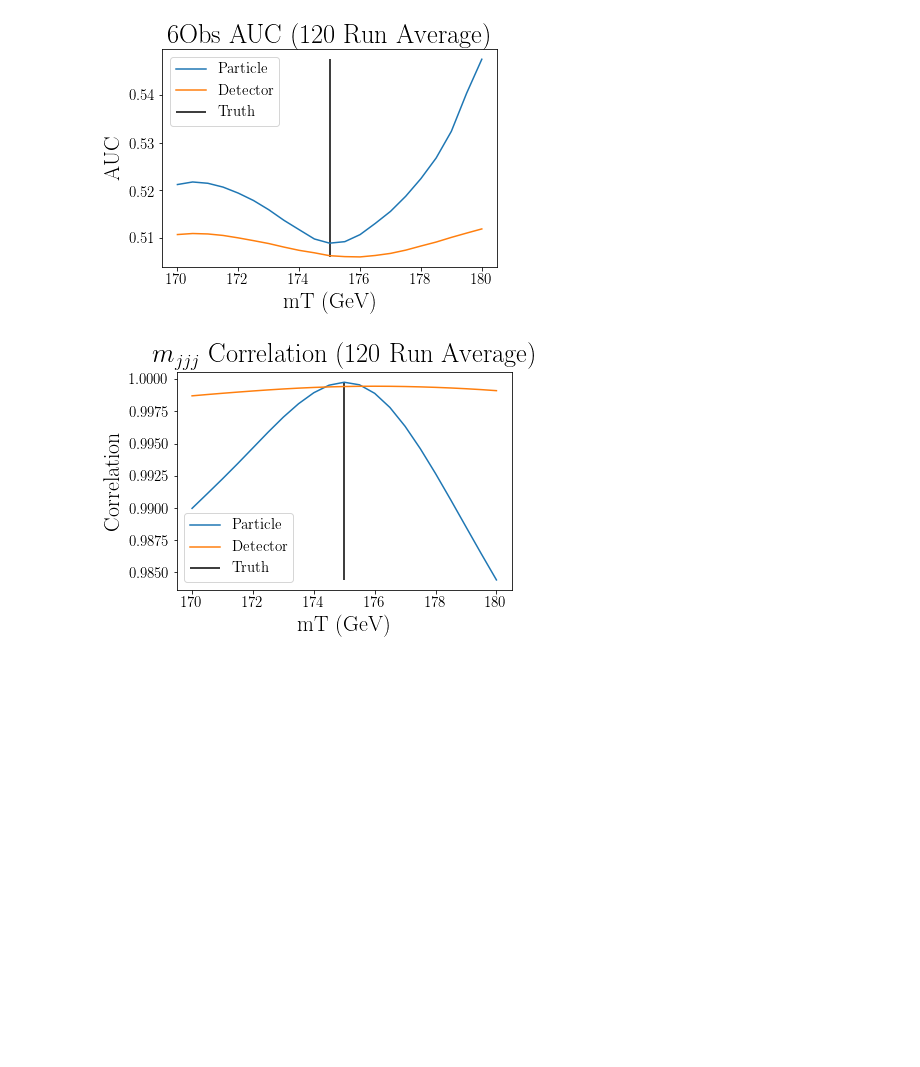
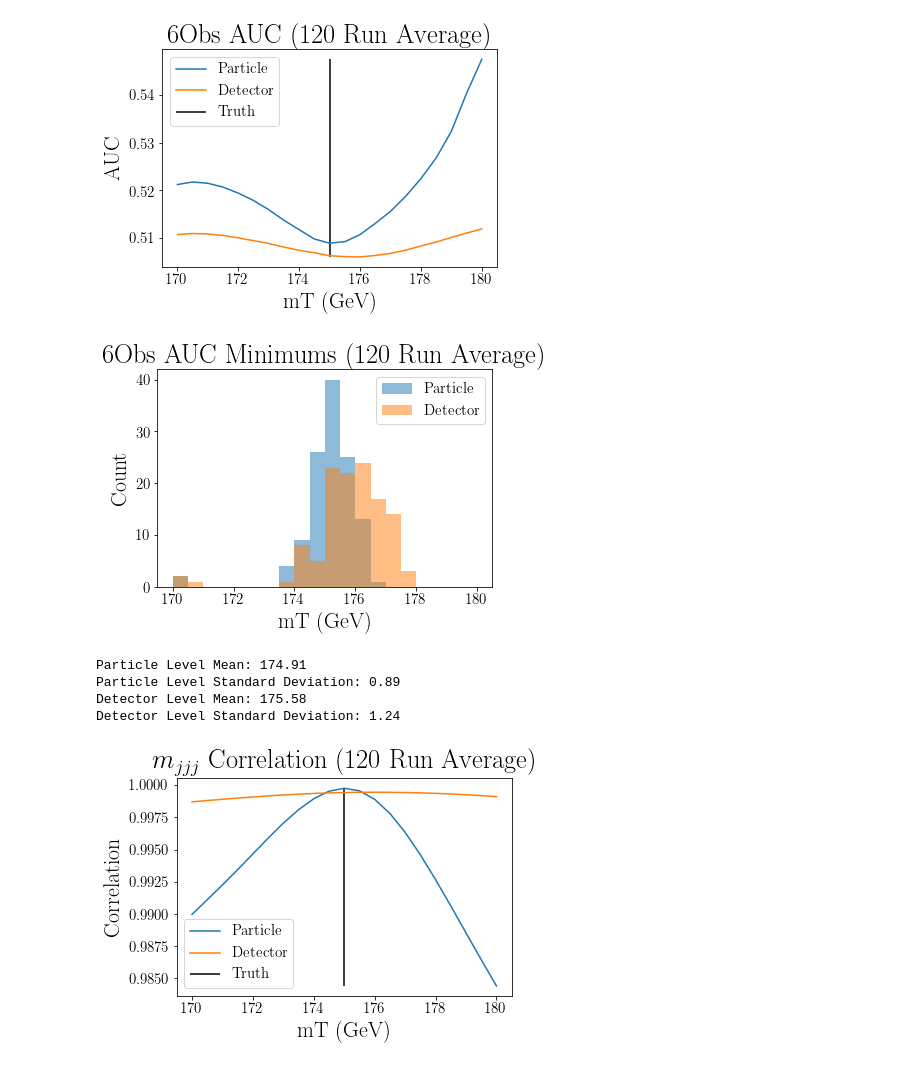
Before and after one commit to hep-lbdl/SRGN, a Jupyter notebook: TopQuarkFitting/DCTR_1D_mT-EnsembleDataProcessing.ipynb, the cells around one changed output. Saved outputs shown, nothing was run; the diff lists cells and outputs as text; code cells hidden in the pictures; blank space fills up the shorter version.

```diff
--- a/TopQuarkFitting/DCTR_1D_mT-EnsembleDataProcessing.ipynb
+++ b/TopQuarkFitting/DCTR_1D_mT-EnsembleDataProcessing.ipynb
@@ -271,6 +335,29 @@ plt.legend()
 plt.show()
 # %% [output]
 [figure]
+# %%
+bins = np.linspace(170, 180, 21)
+plt.title("6Obs AUC Minimums (120 Run Average)")
+
+plt.hist(thetas[AUC_6Obs_part_min], bins = bins, alpha = 0.5, label='Particle')
+plt.hist(thetas[AUC_6Obs_det_min], bins = bins, alpha = 0.5, label='Detector')
+plt.xlabel("mT (GeV)")
+plt.ylabel("Count")
+
+plt.legend()
+plt.show()
+
+print("Particle Level Mean: {:.2f}".format(np.mean(thetas[AUC_6Obs_part_min])))#, np.mean(thetas[AUC_6Obs_part_min]))
+print("Particle Level Standard Deviation: {:.2f}".format(np.std(thetas[AUC_6Obs_part_min])))
+
+print("Detector Level Mean: {:.2f}".format(np.mean(thetas[AUC_6Obs_det_min])))
+print("Detector Level Standard Deviation: {:.2f}".format(np.std(thetas[AUC_6Obs_det_min])))
+# %% [output]
+[figure, added]
+Particle Level Mean: 174.91
+Particle Level Standard Deviation: 0.89
+Detector Level Mean: 175.58
+Detector Level Standard Deviation: 1.24
 # %%
 plt.title("$m_{jjj}$ Correlation (120 Run Average)")
 
```
Also changed, not shown: parts of 6 cells of this notebook.
